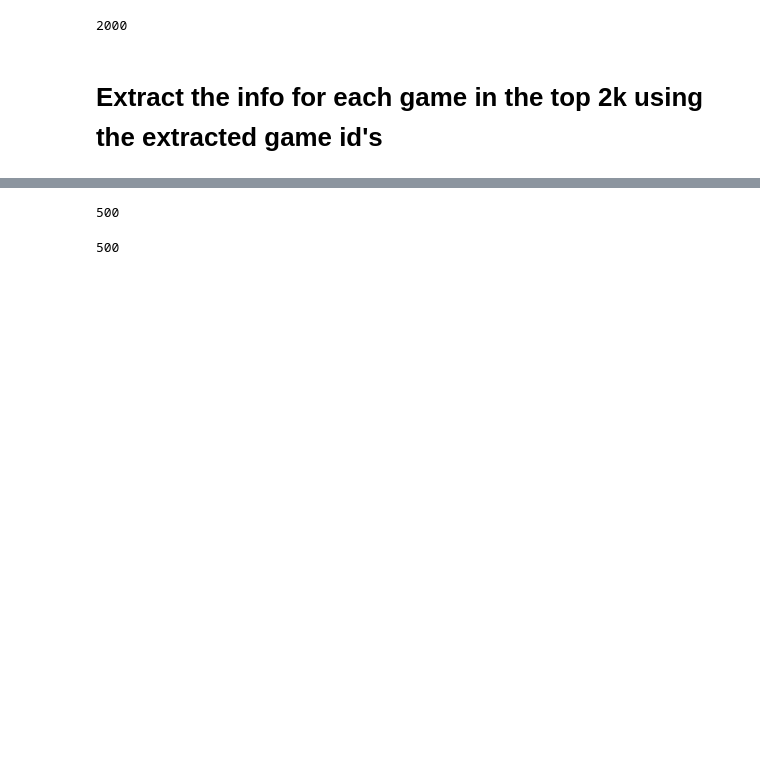
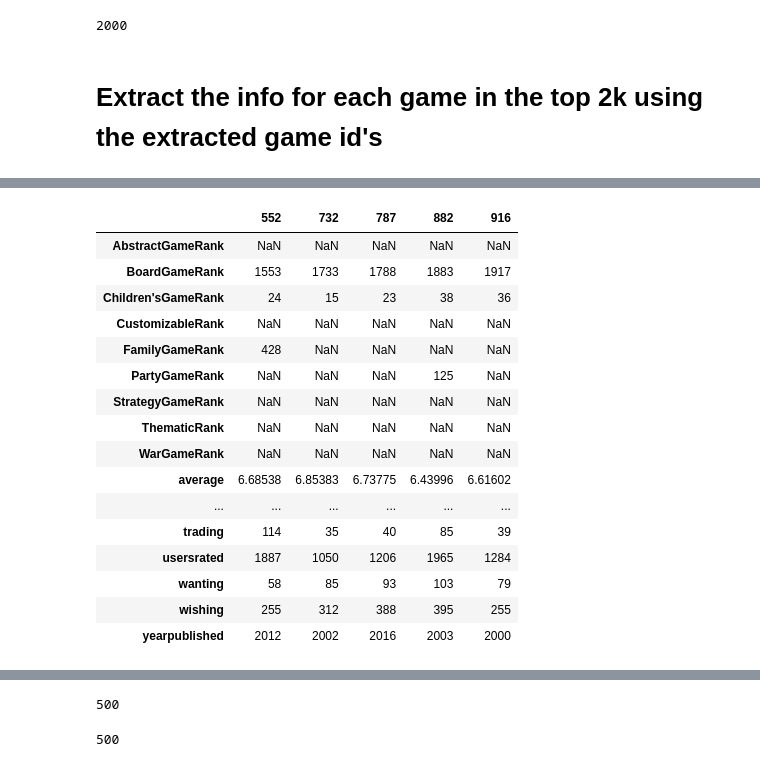
Before and after one commit to MichoelSnow/bgg, a Jupyter notebook: notebooks/bgg_weekly_crawler.ipynb, the cells around one changed output, grey strips where cells are left out. Drawn from its saved outputs; the diff is of its cells as text; code cells hidden in the pictures; blank space fills up the shorter version.

Commit message:
update after forgetting to for a while

```diff
--- a/notebooks/bgg_weekly_crawler.ipynb
+++ b/notebooks/bgg_weekly_crawler.ipynb
@@ -104,0 +109,16 @@ def extract_game_item(item):
+# %%
+gm_list = []
+idx_split = 4
+idx_size = int(len(gm_ids)/idx_split)
+for i in range(idx_split):
+    idx = str(gm_ids[i*idx_size:(i+1)*idx_size]).replace(' ','')[1:-1]
+    pg = request.urlopen(f'{bs_pg_gm}{str(idx)}')
+    item_ct = 0
+    xsoup = BeautifulSoup(pg, 'xml')
+#     while item_ct < 500:
+#         xsoup = BeautifulSoup(pg, 'xml')
+#         item_ct = len(xsoup.find_all('item'))
+    gm_list += [extract_game_item(x) for x in xsoup.find_all('item')]
+#     break
+df2 = pd.DataFrame(gm_list)
+df2.shape
@@ -104,0 +137,20 @@ def extract_game_item(item):
+# %%
+df2.loc[df2["Children'sGameRank"].notnull(),:].head().T
+# %% [output]
+|  | 552 | 732 | 787 | 882 | 916 |
+| AbstractGameRank | NaN | NaN | NaN | NaN | NaN |
+| BoardGameRank | 1553 | 1733 | 1788 | 1883 | 1917 |
+| Children'sGameRank | 24 | 15 | 23 | 38 | 36 |
+| CustomizableRank | NaN | NaN | NaN | NaN | NaN |
+| FamilyGameRank | 428 | NaN | NaN | NaN | NaN |
+| PartyGameRank | NaN | NaN | NaN | 125 | NaN |
+| StrategyGameRank | NaN | NaN | NaN | NaN | NaN |
+| ThematicRank | NaN | NaN | NaN | NaN | NaN |
+| WarGameRank | NaN | NaN | NaN | NaN | NaN |
+| average | 6.68538 | 6.85383 | 6.73775 | 6.43996 | 6.61602 |
+| ... | ... | ... | ... | ... | ... |
+| trading | 114 | 35 | 40 | 85 | 39 |
+| usersrated | 1887 | 1050 | 1206 | 1965 | 1284 |
+| wanting | 58 | 85 | 93 | 103 | 79 |
+| wishing | 255 | 312 | 388 | 395 | 255 |
+| yearpublished | 2012 | 2002 | 2016 | 2003 | 2000 |
```
Also changed, not shown: parts of 18 cells of this notebook, 30 other files.
